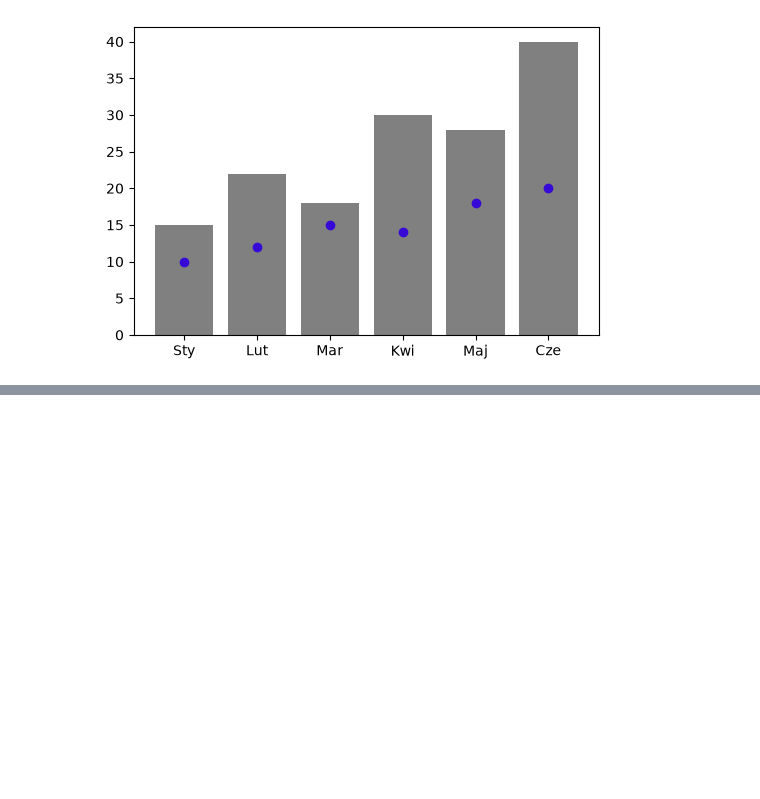
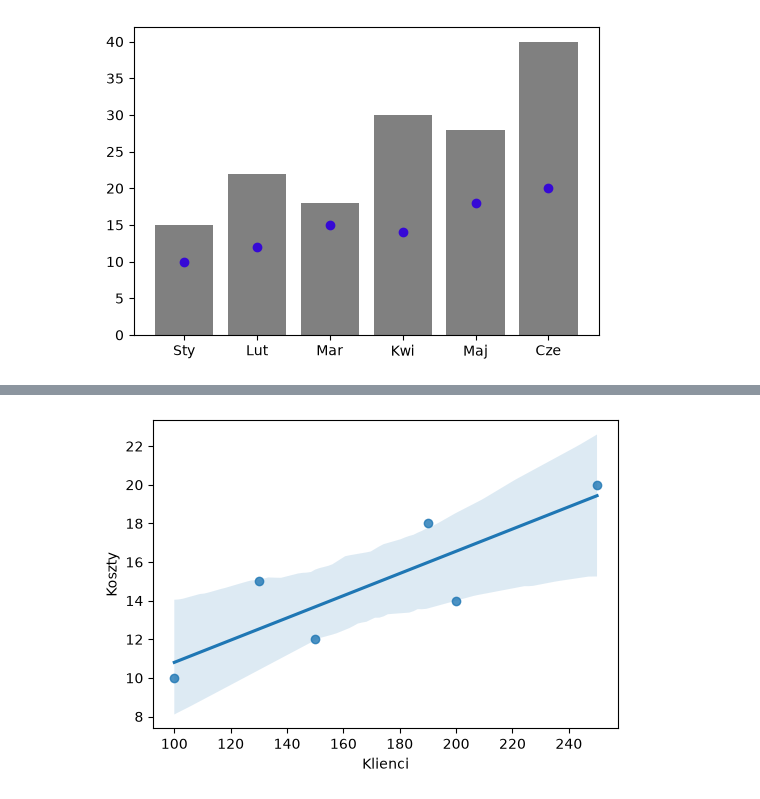
Before and after one commit to dane-analizy/szkolenie_pandas-2026_09_28-2026_09_30, a Jupyter notebook: robocze/14_wykresy.ipynb, the cells around one changed output, grey strips where cells are left out. Cells and saved outputs as stored; diff of their text form; code cells hidden in the pictures; blank space fills up the shorter version.

```diff
--- a/robocze/14_wykresy.ipynb
+++ b/robocze/14_wykresy.ipynb
@@ -79,0 +117,10 @@ plt.show()
+# %%
+# przygotownie "płótna" na wykres
+plt.figure(figsize=(6, 4))
+
+sns.regplot(df, x="Klienci", y="Koszty")
+
+# pokazanie wykresu
+plt.show()
+# %% [output]
+[figure, added]
```
Also changed, not shown: parts of 16 cells of this notebook, 4 other files.
